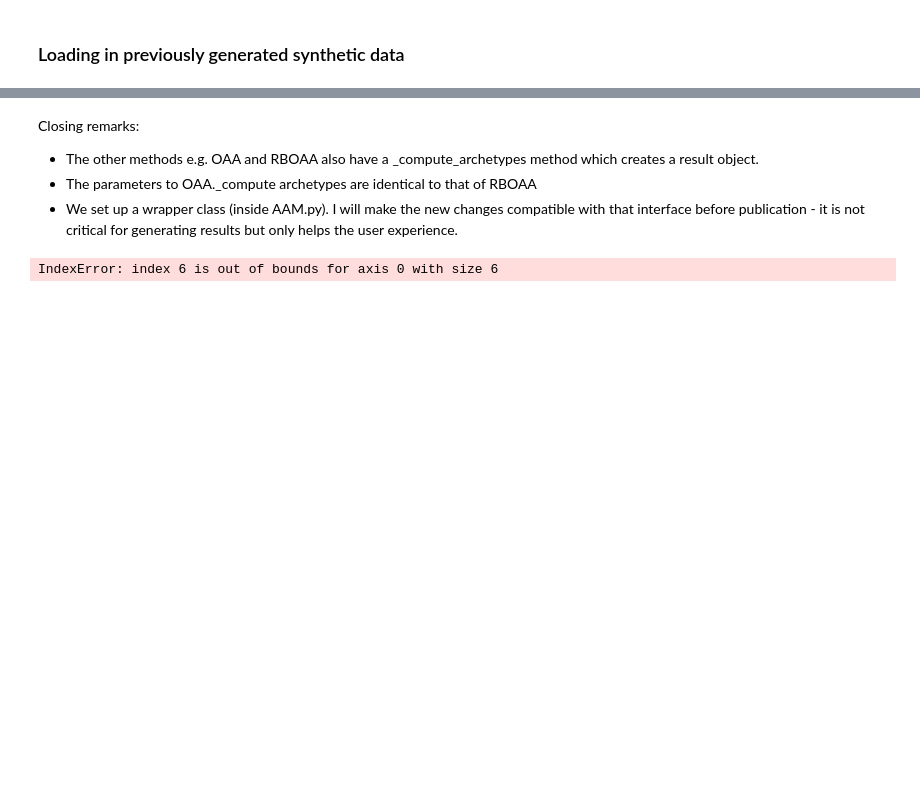
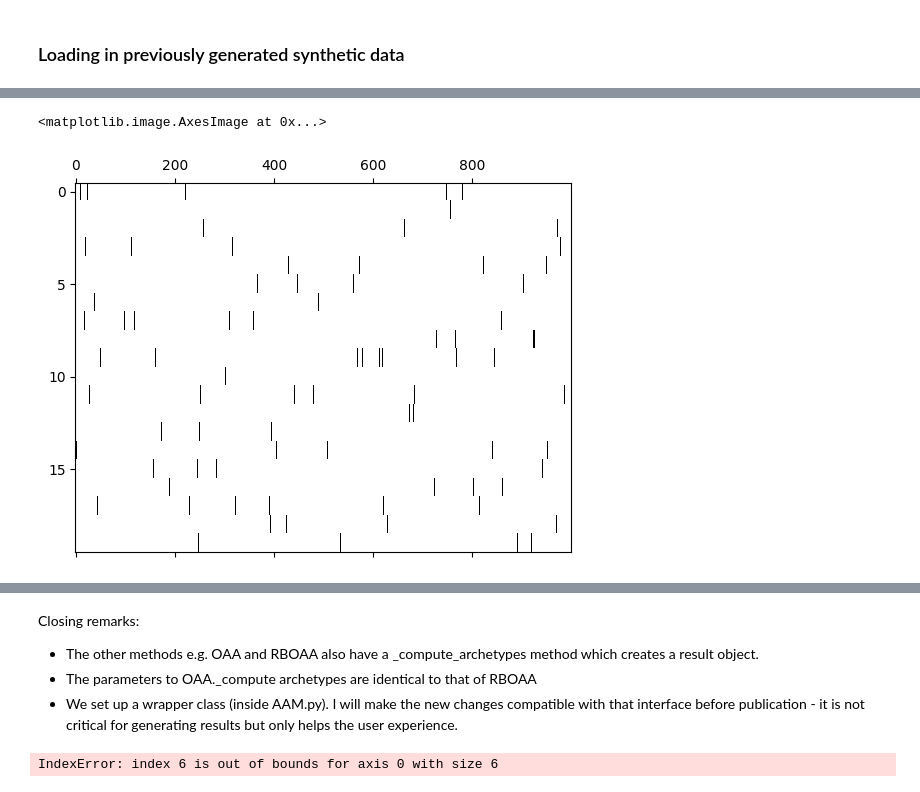
Before and after one commit to Maplewarrior/OrdinalArchetypalAnalysis, a Jupyter notebook: playground_Emilie.ipynb, the cells around one changed output, grey strips where cells are left out. Cells and saved outputs as stored; diff of their text form; code cells hidden in the pictures; blank space fills up the shorter version.

```diff
--- a/playground_Emilie.ipynb
+++ b/playground_Emilie.ipynb
@@ -11,3 +15,6 @@ from src.utils.synthetic_data_class import _synthetic_data
 from src.utils.synthetic_data_naive import synthetic_data_naive
 
 from src.utils.eval_measures import NMI, MCC
+# %%
+data = pd.read_csv("C:/Users/aejew/OneDrive - Danmarks Tekniske Universitet\Dokumenter\GitHub\RBOAA\ESS8.csv")
+data.head()
@@ -46,0 +100,16 @@ def calcNMI(z1,z2):
+# %%
+def corruptData(data, corruption_rate,likertScale):
+
+    ## Number of data points to corrupt
+    cor_Perc = data.size*corruption_rate
+
+    # Find index
+    idx_cor1 = np.random.choice(data.shape[1], int(cor_Perc), replace=False)
+    idx_cor2 = np.random.uniform(0, data.shape[0], int(cor_Perc)).astype(int)
+
+    data[idx_cor2, idx_cor1] = np.random.uniform(1, likertScale, int(cor_Perc))
+
+
+
+
+    return data, idx_cor1, idx_cor2
@@ -159,0 +134,3 @@ AA_complex_large = AA_complex_large[1:,:]
+# %%
+corrupted_data, idx_cor1, idx_cor2 = corruptData(X.copy(), 0.01, 5)
+corrupted_data
@@ -159,0 +154,5 @@ AA_complex_large = AA_complex_large[1:,:]
+# %%
+plt.spy(np.abs(corrupted_data-X),aspect='auto')
+# %% [output]
+<matplotlib.image.AxesImage at 0x...>
+[figure, added]
```
Also changed, not shown: parts of 25 cells of this notebook, 13 other files.
